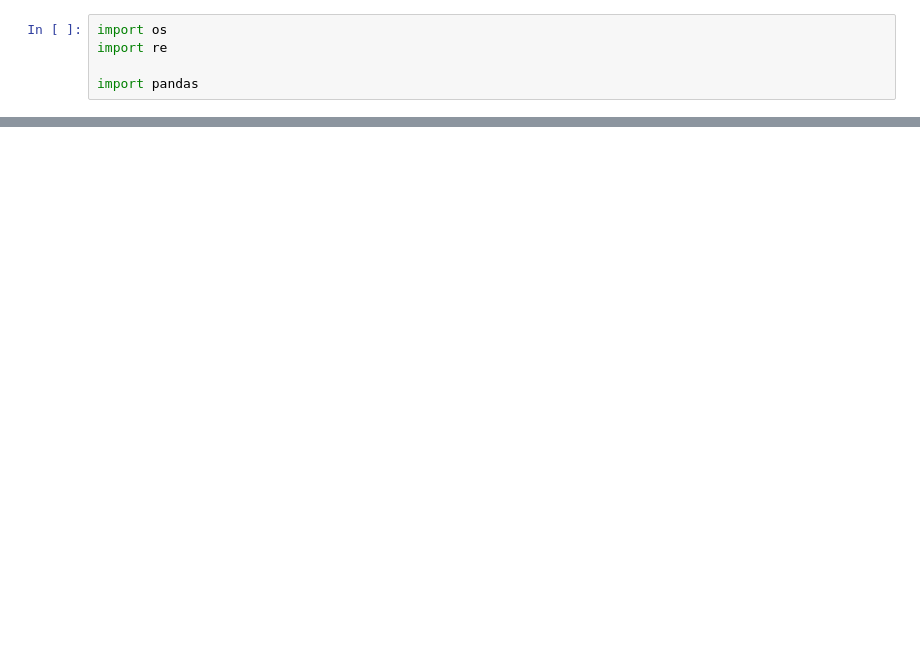
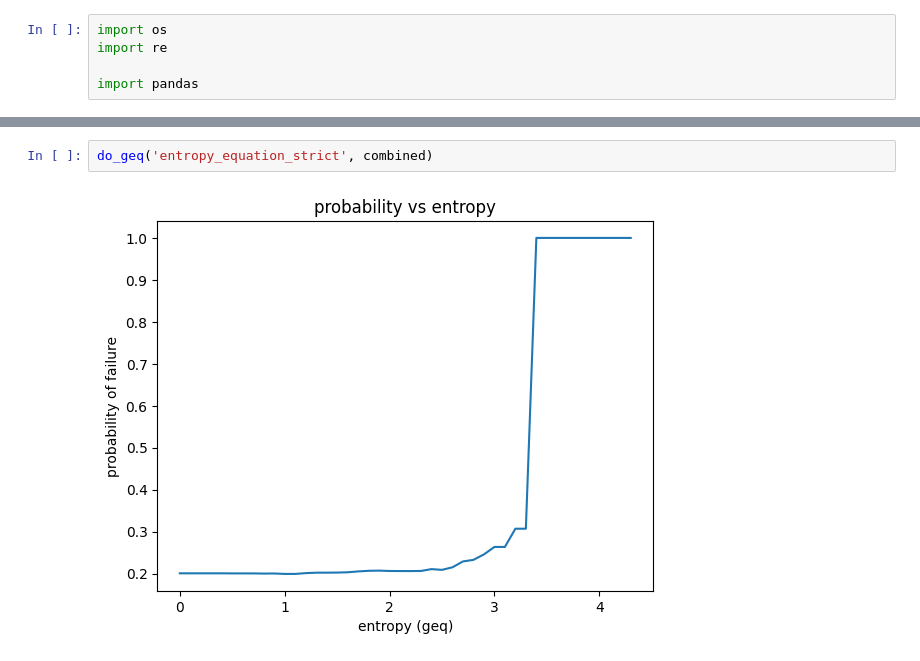
Before and after one commit to hwelsters/internal-consistency, a Jupyter notebook: 06-03-2023/entropy.ipynb, the cells around one changed output, grey strips where cells are left out. Saved outputs shown, nothing was run; the diff lists cells and outputs as text; blank space fills up the shorter version.

```diff
--- a/06-03-2023/entropy.ipynb
+++ b/06-03-2023/entropy.ipynb
@@ -109,0 +76,4 @@ Name: count, dtype: int64
+# %%
+do_geq('entropy_equation_strict', combined)
+# %% [output]
+[figure, added]
```
Also changed, not shown: parts of 13 cells of this notebook, 2 other files.
